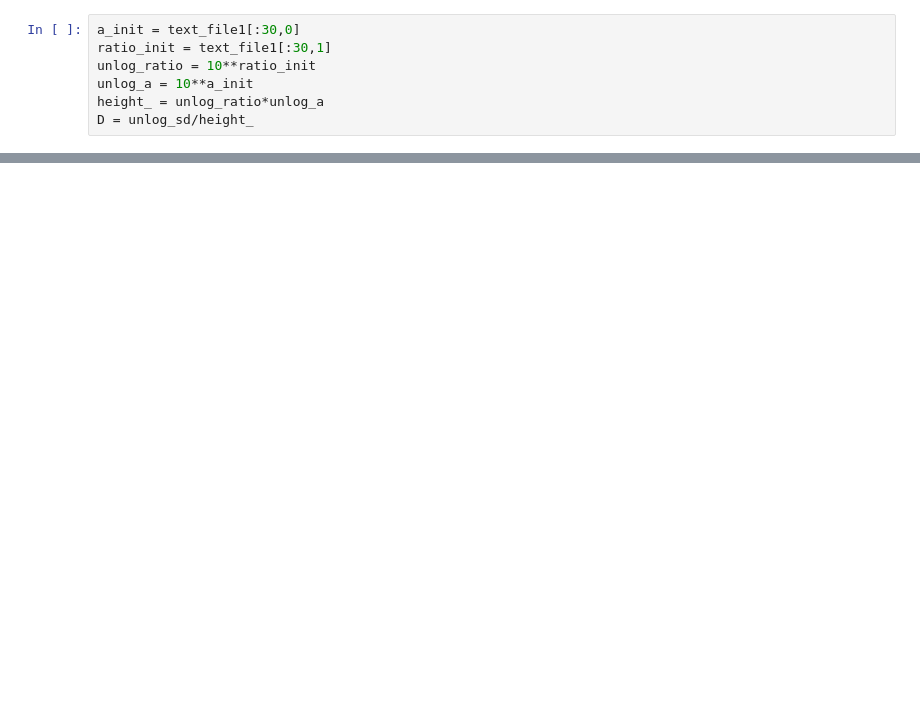
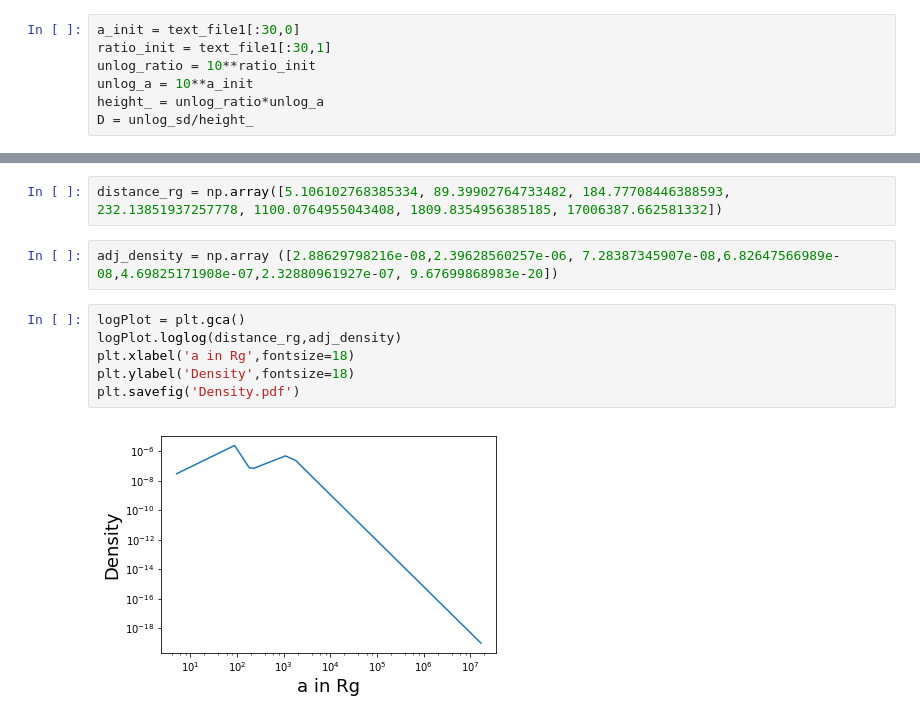
Before and after one commit to gfabj/Summer_Research_Project, a Jupyter notebook: Density.ipynb, the cells around one changed output, grey strips where cells are left out. Saved outputs shown, nothing was run; the diff lists cells and outputs as text; blank space fills up the shorter version.

```diff
--- a/Density.ipynb
+++ b/Density.ipynb
@@ -271,0 +314,12 @@ D = unlog_sd/height_
+# %%
+distance_rg = np.array([5.106102768385334, 89.39902764733482, 184.77708446388593, 232.13851937257778, 1100.0764955043408, 1809.8354956385185, 17006387.662581332])
+# %%
+adj_density = np.array ([2.88629798216e-08,2.39628560257e-06, 7.28387345907e-08,6.82647566989e-08,4.69825171908e-07,2.32880961927e-07, 9.67699868983e-20])
+# %%
+logPlot = plt.gca()
+logPlot.loglog(distance_rg,adj_density)
+plt.xlabel('a in Rg',fontsize=18)
+plt.ylabel('Density',fontsize=18)
+plt.savefig('Density.pdf')
+# %% [output]
+[figure, added]
```
Also changed, not shown: parts of 11 cells of this notebook, 2 other files.
